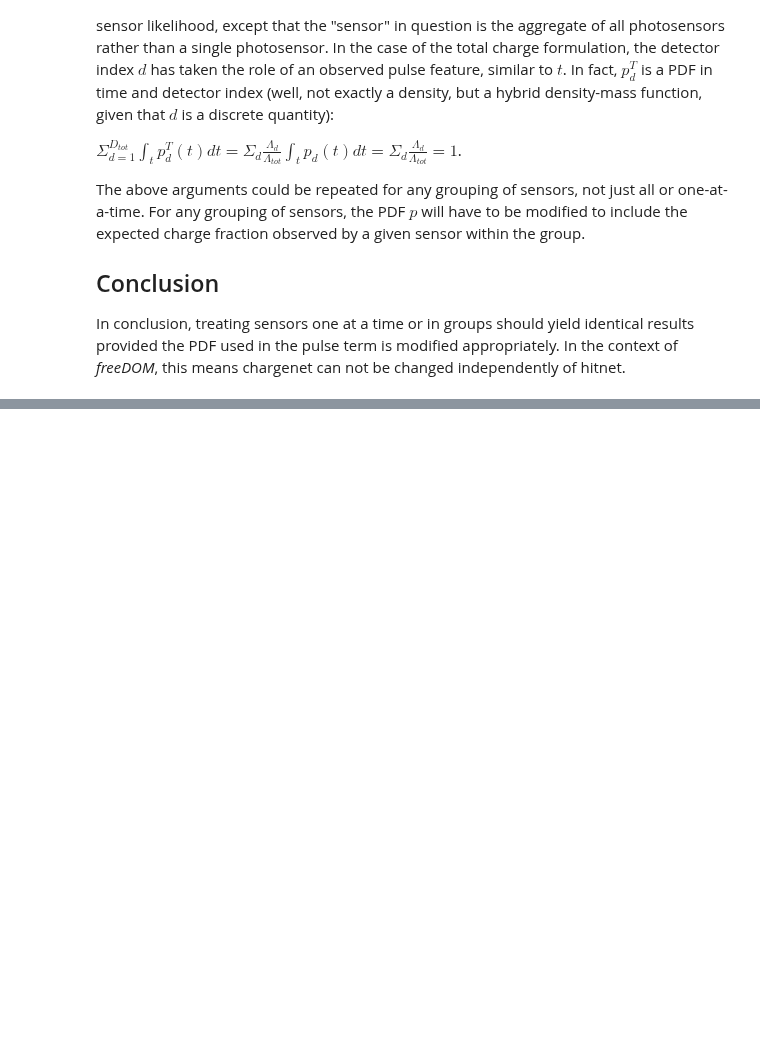
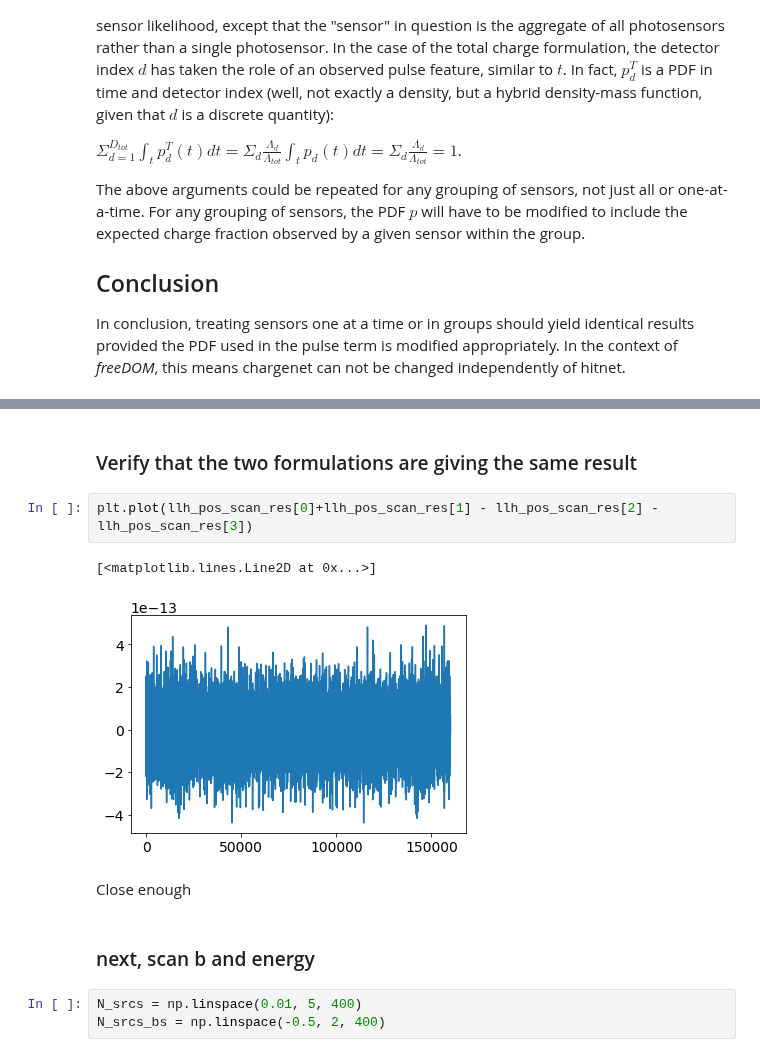
Before and after one commit to philippeller/freeDOM, a Jupyter notebook: notebooks/atfienberg/EML_decompision.ipynb, the cells around one changed output, grey strips where cells are left out. Drawn from its saved outputs; the diff is of its cells as text; blank space fills up the shorter version.

```diff
--- a/notebooks/atfienberg/EML_decompision.ipynb
+++ b/notebooks/atfienberg/EML_decompision.ipynb
@@ -75,0 +514,14 @@ In conclusion, treating sensors one at a time or in groups should yield identica
+# %% [markdown]
+### Verify that the two formulations are giving the same result
+# %%
+plt.plot(llh_pos_scan_res[0]+llh_pos_scan_res[1] - llh_pos_scan_res[2] - llh_pos_scan_res[3])
+# %% [output]
+[<matplotlib.lines.Line2D at 0x...>]
+[figure, added]
+# %% [markdown]
+Close enough
+# %% [markdown]
+### next, scan b and energy
+# %%
+N_srcs = np.linspace(0.01, 5, 400)
+N_srcs_bs = np.linspace(-0.5, 2, 400)
```
Also changed, not shown: parts of 34 cells of this notebook.
